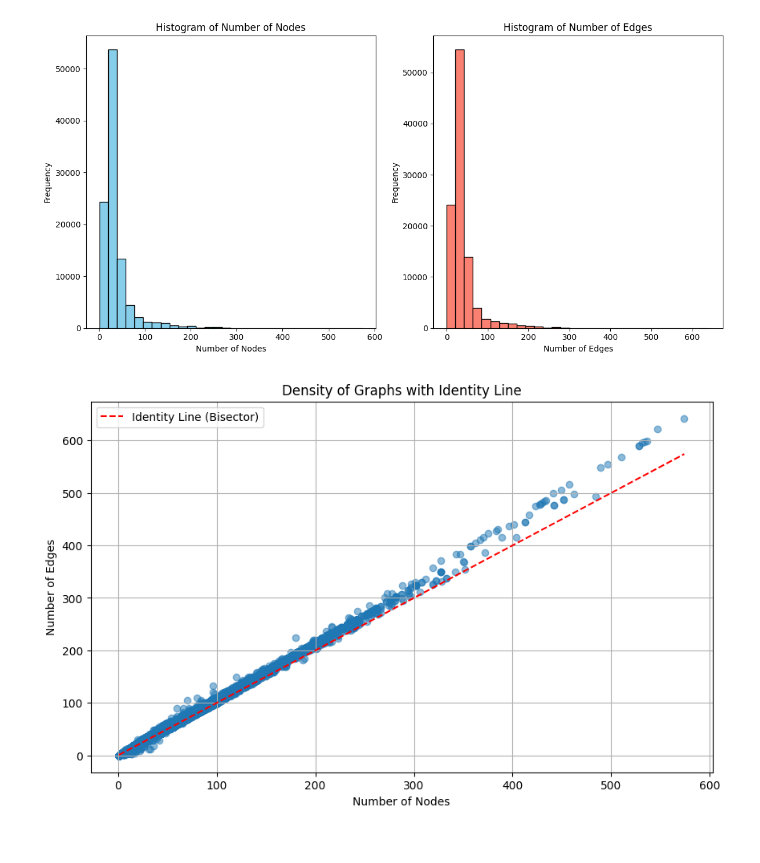
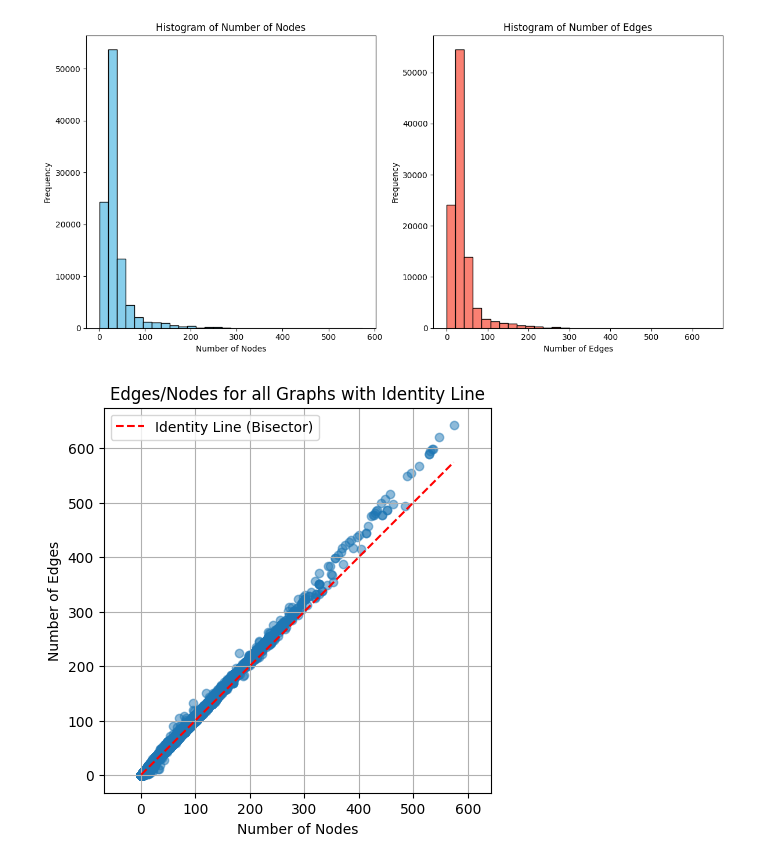
Before and after one commit to balthazarneveu/molecule-retrieval-using-nlp, a Jupyter notebook: dataset_exploration.ipynb, the cells around one changed output. Saved outputs shown, nothing was run; the diff lists cells and outputs as text; code cells hidden in the pictures.

```diff
--- a/dataset_exploration.ipynb
+++ b/dataset_exploration.ipynb
@@ -452,17 +452,24 @@ plt.show()
 [figure]
 # %%
 # Scatter plot for number of nodes vs number of edges
-plt.figure(figsize=(10, 6))
+from scipy import stats
+plt.figure(figsize=(5, 5))
 plt.scatter(df_graph_statistics['num_nodes'], df_graph_statistics['num_edges'], alpha=0.5)
-plt.title('Density of Graphs with Identity Line')
+plt.title('Edges/Nodes for all Graphs with Identity Line')
 plt.xlabel('Number of Nodes')
 plt.ylabel('Number of Edges')
 
 # Plot the identity line (bisector)
 x = np.linspace(min(df_graph_statistics['num_nodes']), max(df_graph_statistics['num_nodes']), 100)
 plt.plot(x, x, color='red', linestyle='--', label='Identity Line (Bisector)')
+
+# slope, intercept, r_value, p_value, std_err = stats.linregress(df_graph_statistics['num_nodes'], df_graph_statistics['num_edges'])
+# plt.plot(
+#     df_graph_statistics['num_nodes'], intercept + slope*df_graph_statistics['num_nodes'], 'g',
+#         label=f'Trendline - Density = {slope:.2f}')
+plt.axis("equal")
 plt.grid(True)
 plt.legend()
 plt.show()
 # %% [output]
-[figure, old version]
+[figure, new version]
```
Also changed, not shown: parts of 1 cell of this notebook, 1 other file.
